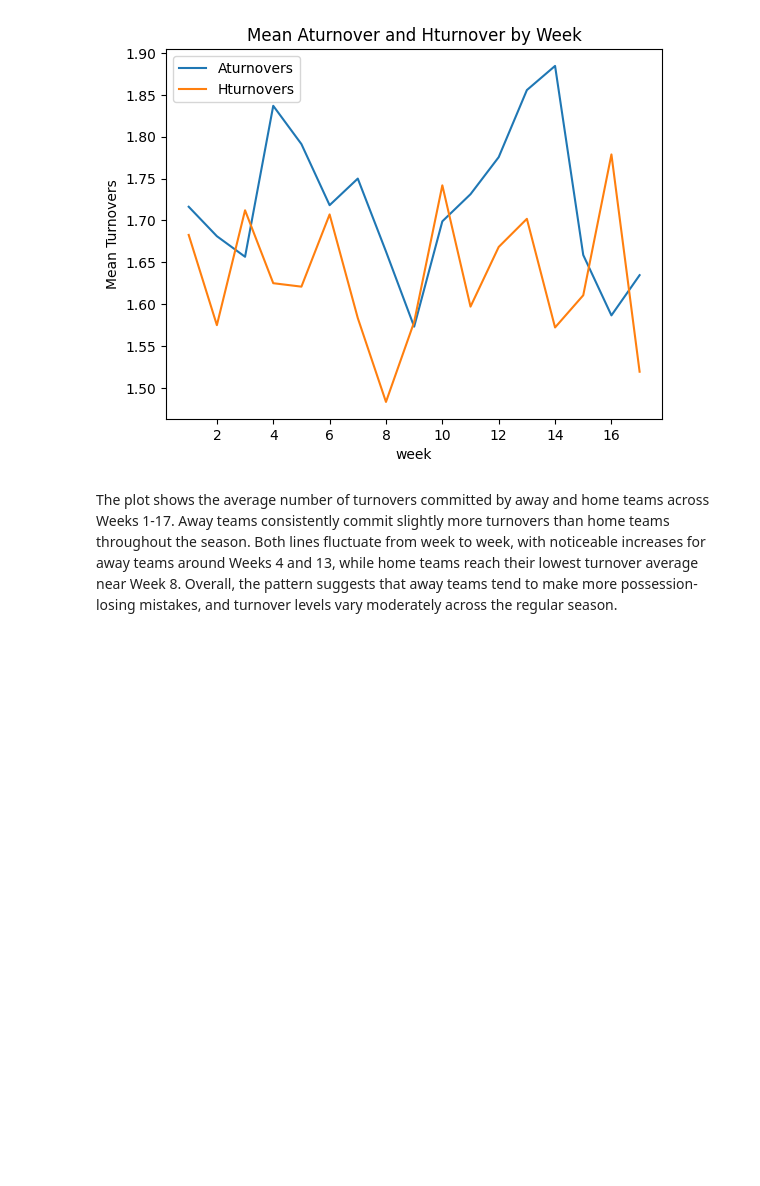
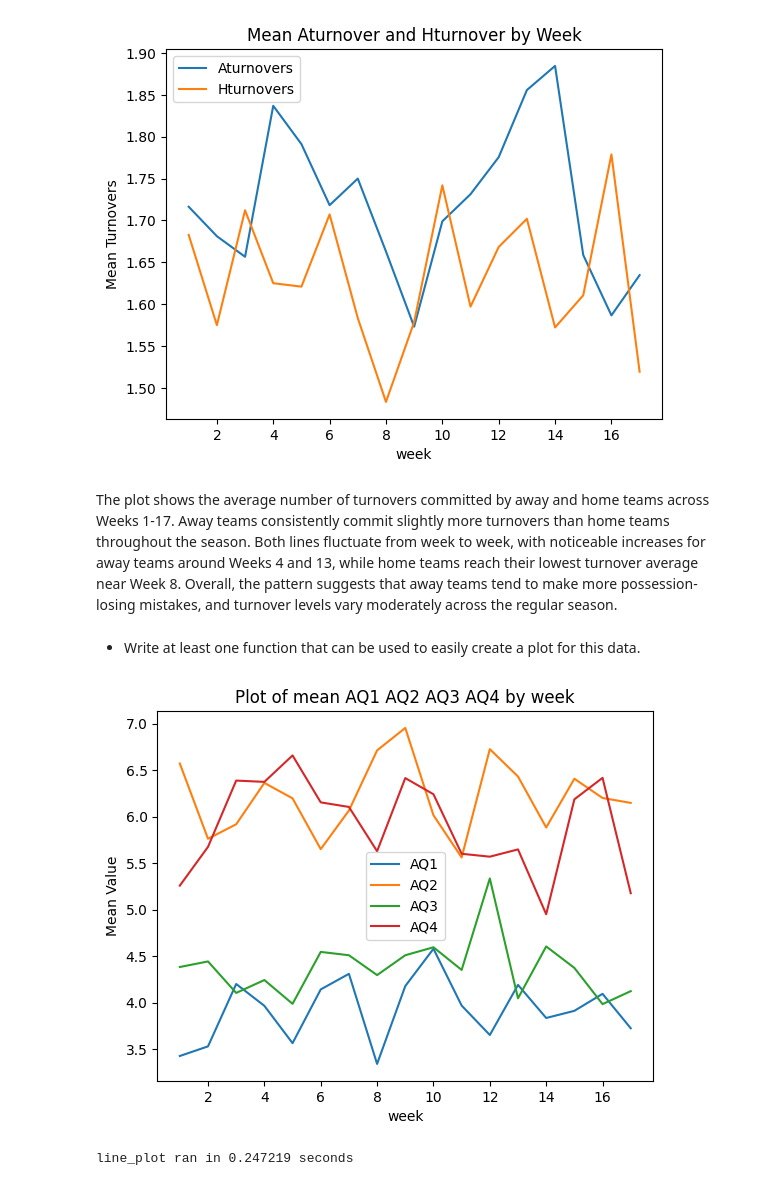
Before and after one commit to fhzhkunming/ST554_HW4, a Jupyter notebook: HW4_Hui.ipynb, the cells around one changed output. Drawn from its saved outputs; the diff is of its cells as text; code cells hidden in the pictures; blank space fills up the shorter version.

```diff
--- a/HW4_Hui.ipynb
+++ b/HW4_Hui.ipynb
@@ -523,3 +504,5 @@ Text(0.5, 1.0, 'Mean Aturnover and Hturnover by Week')
 [figure]
 # %% [markdown]
 The plot shows the average number of turnovers committed by away and home teams across Weeks 1-17. Away teams consistently commit slightly more turnovers than home teams throughout the season. Both lines fluctuate from week to week, with noticeable increases for away teams around Weeks 4 and 13, while home teams reach their lowest turnover average near Week 8. Overall, the pattern suggests that away teams tend to make more possession-losing mistakes, and turnover levels vary moderately across the regular season.
+# %% [markdown]
+- Write at least one function that can be used to easily create a plot for this data.
@@ -525,0 +530,25 @@ The plot shows the average number of turnovers committed by away and home teams
+# %%
+# create a line plot function
+@timeit
+def line_plot(df: pd.DataFrame, time: str, *vars: str) -> None:
+    """
+    Plot the mean of one or more numeric variables across a time variable.
+    The function groups the DataFrame by a time column (either 'week' or 'season'),
+    computes the mean of the selected variables, and produces a line plot showing
+    how these means change over time.
+    Parameters
+    df: pd.DataFrame, the input dataset containing the time variable and numeric variables.
+    time: str, the column name representing time ('week' or 'season').
+    *vars: str, one or more numeric variable names to plot.
+    """
+    grouped = df.groupby(time)[list(vars)].mean()         # group the dataframe by time and compute mean of selected variables
+    grouped.plot()                                        # create line plot
+    plt.ylabel("Mean Value")                              # label y-axis
+    plt.title(f"Plot of mean {' '.join(vars)} by {time}") # add a plot title
+    plt.show()                                            # show the plot
+# %%
+# test the function with AQ1 through AQ4 by week
+line_plot(nlf_data_sub, "week", "AQ1","AQ2", "AQ3", "AQ4")
+# %% [output]
+[figure, added]
+line_plot ran in 0.247219 seconds
```
Also changed, not shown: parts of 7 cells of this notebook.
